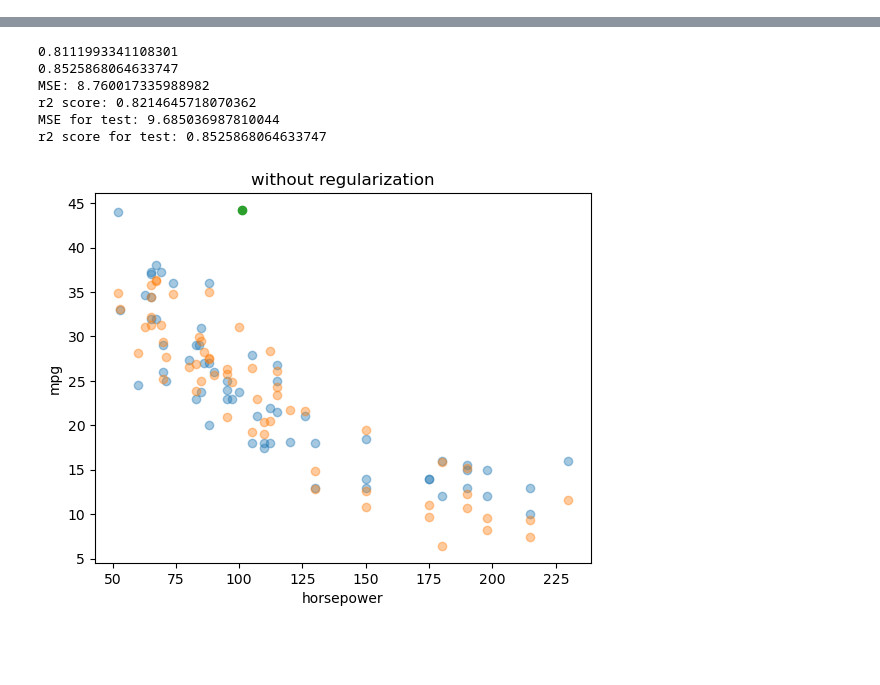
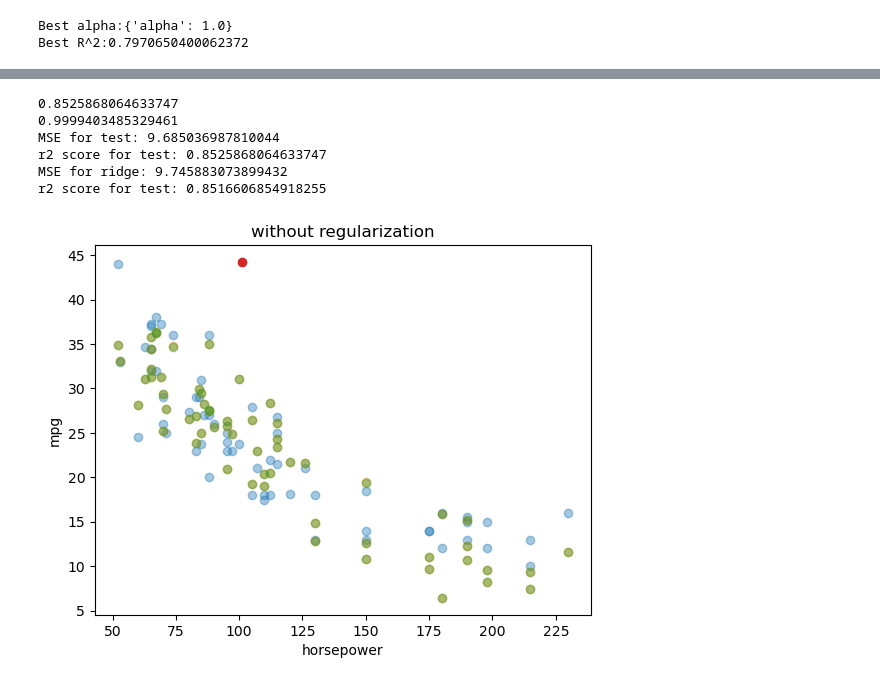
Before and after one commit to Mussorable/auto_mpg_regression, a Jupyter notebook: main.ipynb, the cells around one changed output, grey strips where cells are left out. Saved outputs shown, nothing was run; the diff lists cells and outputs as text; code cells hidden in the pictures; blank space fills up the shorter version.

Commit message:
add ridge and find best alpha

```diff
--- a/main.ipynb
+++ b/main.ipynb
@@ -61,32 +63,49 @@ x_my_data = np.array([[396.0, 4, 101, 2866, 12.3, 99, 2]])
 x_my_data_scaled = scaler.transform(x_my_data)
 
 y_my_data = model.predict(x_my_data_scaled)
+# %%
+ridge_reg = Ridge(alpha=1)
+ridge_reg.fit(x_train_scaled, y_train)
+
+y_ridge_predict = ridge_reg.predict(x_test_scaled)
+# %%
+# trying to find the best possible value of alpha for Ridge regularization
+alphas = np.logspace(-3, 3, 7)
+grid_search = GridSearchCV(estimator=ridge_reg, param_grid={'alpha': alphas}, scoring='r2', cv=4)
+grid_search.fit(x_train_scaled, y_train)
+
+print(f'Best alpha:{grid_search.best_params_}')
+print(f'Best R^2:{grid_search.best_score_}')
+# %% [output]
+Best alpha:{'alpha': 1.0}
+Best R^2:0.7970650400062372
 # %% [markdown]
 <!-- Predicted data score using data without regularization / using iniatial value of pfci -->
 # %%
-print(model.score(x_train_scaled, y_train))
 print(model.score(x_test_scaled, y_test))
-
-print(f'MSE: {mean_squared_error(y_val, y_val_predict)}')
-print(f'r2 score: {r2_score(y_val, y_val_predict)}')
+print(model.score(x_test_scaled, y_ridge_predict))
 
 print(f'MSE for test: {mean_squared_error(y_test, y_test_predict)}')
 print(f'r2 score for test: {r2_score(y_test, y_test_predict)}')
+
+print(f'MSE for ridge: {mean_squared_error(y_test, y_ridge_predict)}')
+print(f'r2 score for test: {r2_score(y_test, y_ridge_predict)}')
 # %% [output]
-0.8111993341108301
 0.8525868064633747
-MSE: 8.760017335988982
-r2 score: 0.8214645718070362
+0.9999403485329461
 MSE for test: 9.685036987810044
 r2 score for test: 0.8525868064633747
+MSE for ridge: 9.745883073899432
+r2 score for test: 0.8516606854918255
 # %%
 plt.scatter(x_test['horsepower'], y_test, alpha=0.4)
 plt.scatter(x_test['horsepower'], y_test_predict, alpha=0.4)
+plt.scatter(x_test['horsepower'], y_ridge_predict, alpha=0.4)
 plt.scatter(x_my_data[0][2], y_my_data, alpha=1)
 
 plt.xlabel('horsepower')
 plt.ylabel('mpg')
 plt.title('without regularization')
 plt.show()
 # %% [output]
-[figure, old version]
+[figure, new version]
```
Also changed, not shown: parts of 3 cells of this notebook.
